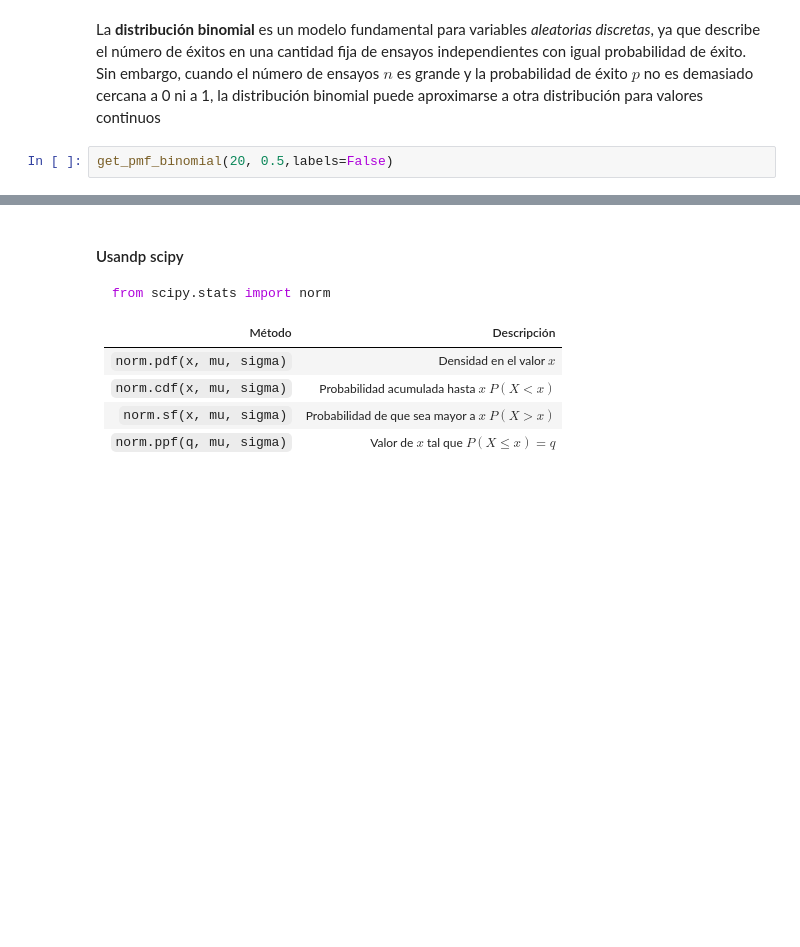
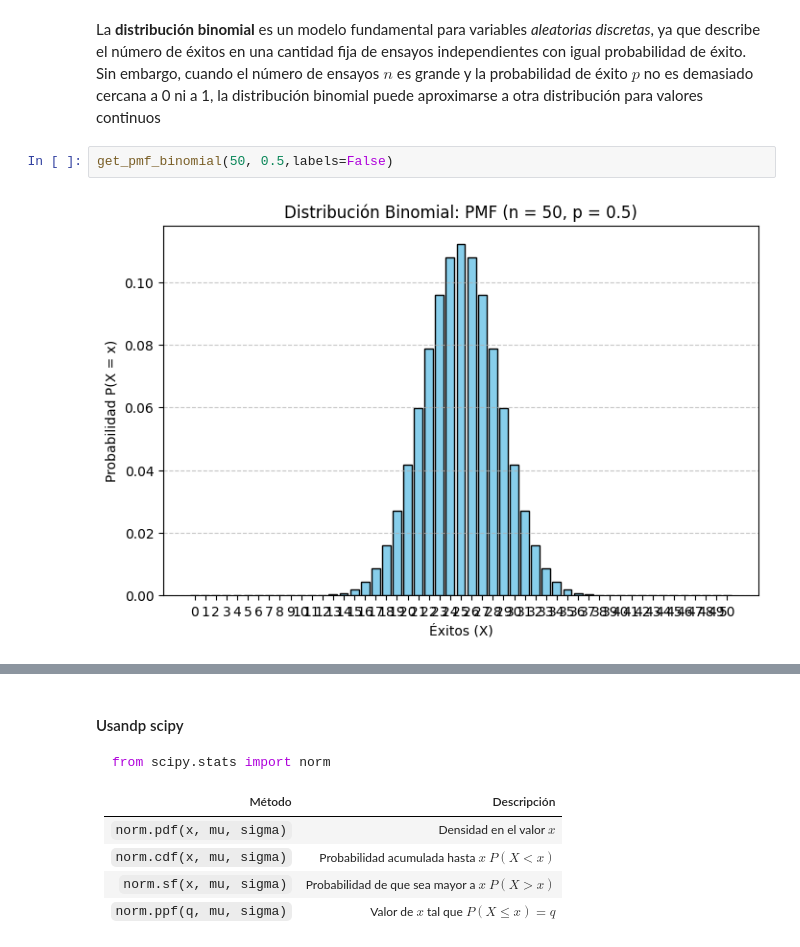
Before and after one commit to zyntonyson/bootcamp_ds_da, a Jupyter notebook: 05-analisis-estadistico/10-S5-Probabilidad.ipynb, the cells around one changed output, grey strips where cells are left out. Drawn from its saved outputs; the diff is of its cells as text; blank space fills up the shorter version.

```diff
--- a/05-analisis-estadistico/10-S5-Probabilidad.ipynb
+++ b/05-analisis-estadistico/10-S5-Probabilidad.ipynb
@@ -430,4 +407,6 @@ binom.sf(0, 100, 0.02)
 # %% [markdown]
 La **distribución binomial** es un modelo fundamental para variables *aleatorias discretas*, ya que describe el número de éxitos en una cantidad fija de ensayos independientes con igual probabilidad de éxito. Sin embargo, cuando el número de ensayos $n$ es grande y la probabilidad de éxito $p$ no es demasiado cercana a 0 ni a 1, la distribución binomial puede aproximarse a otra distribución para valores continuos
 # %%
-get_pmf_binomial(20, 0.5,labels=False)
+get_pmf_binomial(50, 0.5,labels=False)
+# %% [output]
+[figure, added]
```
Also changed, not shown: parts of 21 cells of this notebook, 1 other file.
